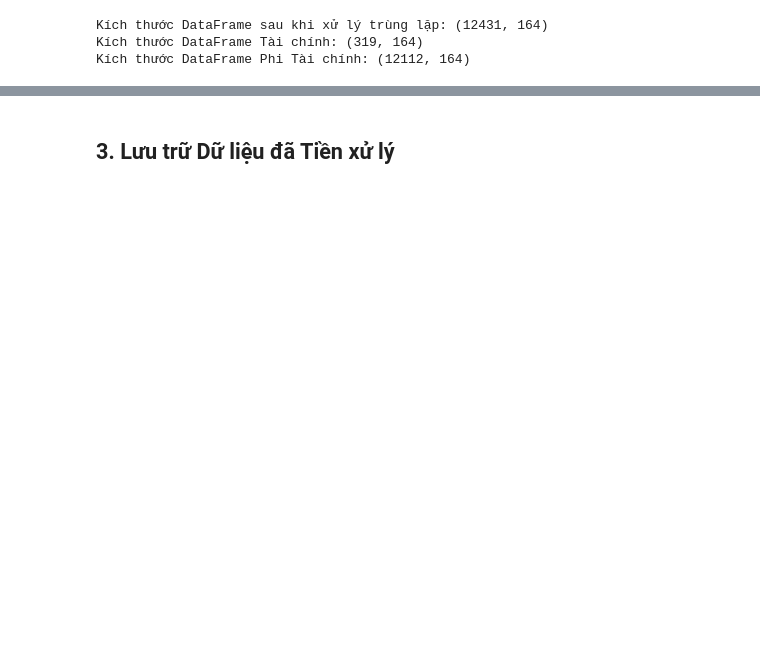
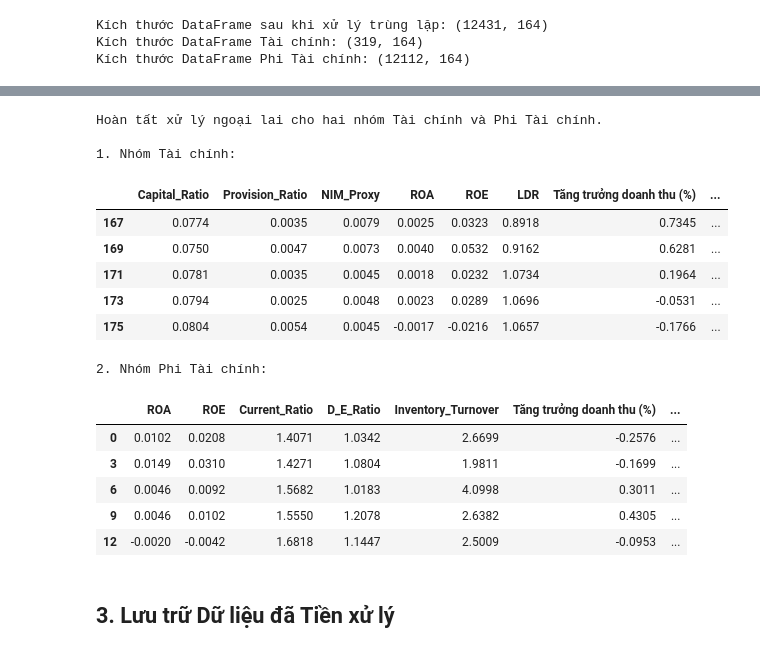
Before and after one commit to callmezuy/hcmus-introds--final-project, a Jupyter notebook: src/notebooks/fa_eda.ipynb, the cells around one changed output, grey strips where cells are left out. Cells and saved outputs as stored; diff of their text form; code cells hidden in the pictures; blank space fills up the shorter version.

```diff
--- a/src/notebooks/fa_eda.ipynb
+++ b/src/notebooks/fa_eda.ipynb
@@ -391,3 +390,48 @@ display(df_non_financial_scaled[financial_ratios].head())
+# %%
+# Xử lý ngoại lai (Winsorization) - Thêm chỉ số tăng trưởng doanh thu và lợi nhuận
+
+fin_ratios = ['Capital_Ratio', 'Provision_Ratio', 'NIM_Proxy', 'ROA', 'ROE', 'LDR', 'Tăng trưởng doanh thu (%)', 'Tăng trưởng lợi nhuận (%)']
+df_financial_cleaned = df_financial.copy()
+
+for col in fin_ratios:
+    # Winsorize ở mức 1%
+    df_financial_cleaned[col] = winsorize(
+        df_financial_cleaned[col],
+        limits=[0.01, 0.01]
+    )
+
+financial_ratios = ['ROA', 'ROE', 'Current_Ratio', 'D_E_Ratio', 'Inventory_Turnover', 'Tăng trưởng doanh thu (%)', 'Tăng trưởng lợi nhuận (%)']
+df_non_financial_cleaned = df_non_financial.copy()
+
+for col in financial_ratios:
+    # Winsorize ở mức 1%
+    df_non_financial_cleaned[col] = winsorize(
+        df_non_financial_cleaned[col],
+        limits=[0.01, 0.01]
+    )
+
+print("Hoàn tất xử lý ngoại lai cho hai nhóm Tài chính và Phi Tài chính.")
+print("\n1. Nhóm Tài chính:")
+display(df_financial_cleaned[fin_ratios].head())
+print("\n2. Nhóm Phi Tài chính:")
+display(df_non_financial_cleaned[financial_ratios].head())
+# %% [output]
+Hoàn tất xử lý ngoại lai cho hai nhóm Tài chính và Phi Tài chính.
+
+1. Nhóm Tài chính:
+|  | Capital_Ratio | Provision_Ratio | NIM_Proxy | ROA | ROE | LDR | Tăng trưởng doanh thu (%) | ... |
+| 167 | 0.0774 | 0.0035 | 0.0079 | 0.0025 | 0.0323 | 0.8918 | 0.7345 | ... |
+| 169 | 0.0750 | 0.0047 | 0.0073 | 0.0040 | 0.0532 | 0.9162 | 0.6281 | ... |
+| 171 | 0.0781 | 0.0035 | 0.0045 | 0.0018 | 0.0232 | 1.0734 | 0.1964 | ... |
+| 173 | 0.0794 | 0.0025 | 0.0048 | 0.0023 | 0.0289 | 1.0696 | -0.0531 | ... |
+| 175 | 0.0804 | 0.0054 | 0.0045 | -0.0017 | -0.0216 | 1.0657 | -0.1766 | ... |
+2. Nhóm Phi Tài chính:
+|  | ROA | ROE | Current_Ratio | D_E_Ratio | Inventory_Turnover | Tăng trưởng doanh thu (%) | ... |
+| 0 | 0.0102 | 0.0208 | 1.4071 | 1.0342 | 2.6699 | -0.2576 | ... |
+| 3 | 0.0149 | 0.0310 | 1.4271 | 1.0804 | 1.9811 | -0.1699 | ... |
+| 6 | 0.0046 | 0.0092 | 1.5682 | 1.0183 | 4.0998 | 0.3011 | ... |
+| 9 | 0.0046 | 0.0102 | 1.5550 | 1.2078 | 2.6382 | 0.4305 | ... |
+| 12 | -0.0020 | -0.0042 | 1.6818 | 1.1447 | 2.5009 | -0.0953 | ... |
 # %% [markdown]
 ## 3. Lưu trữ Dữ liệu đã Tiền xử lý
 # %%
```
Also changed, not shown: parts of 27 cells of this notebook.
